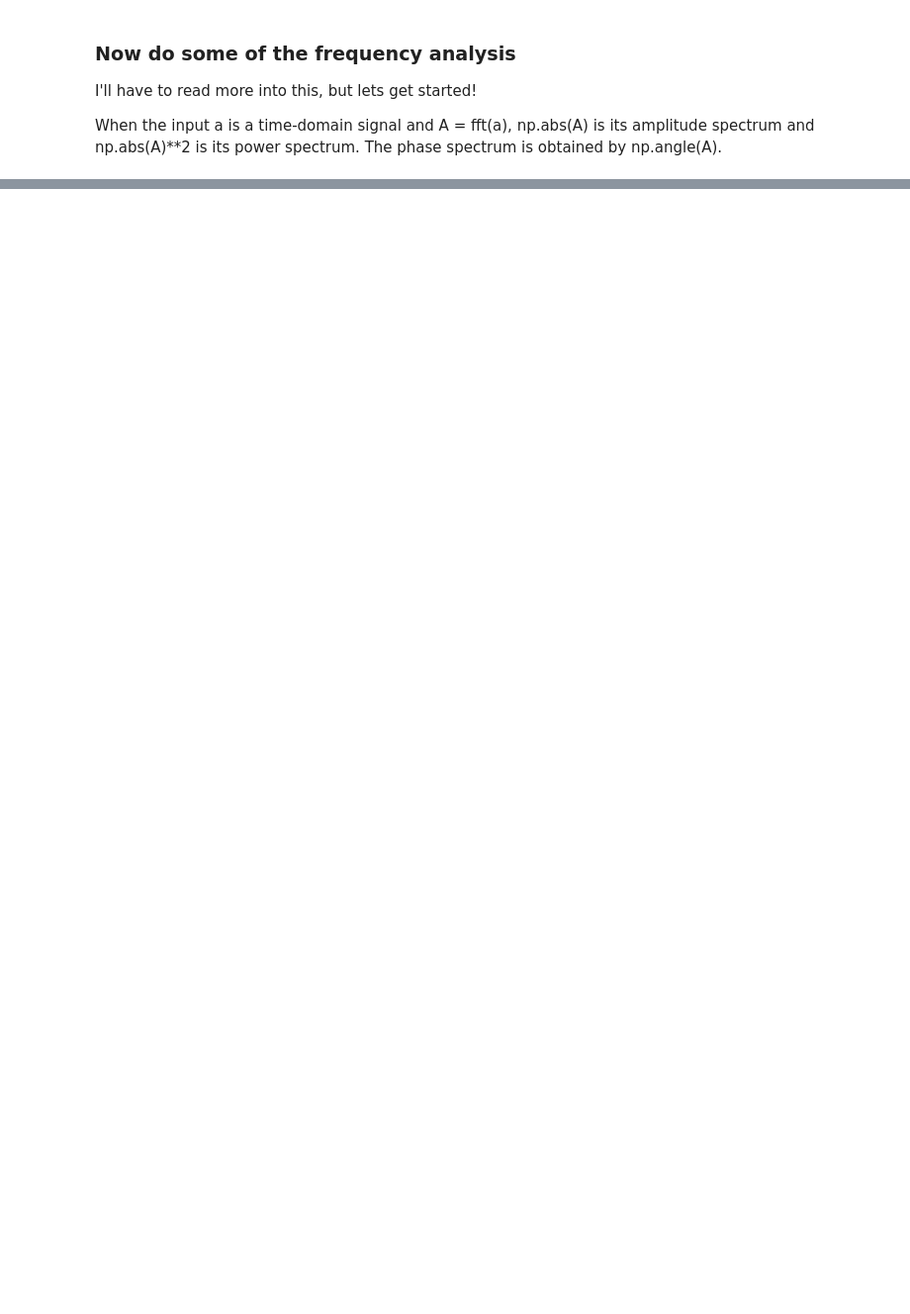
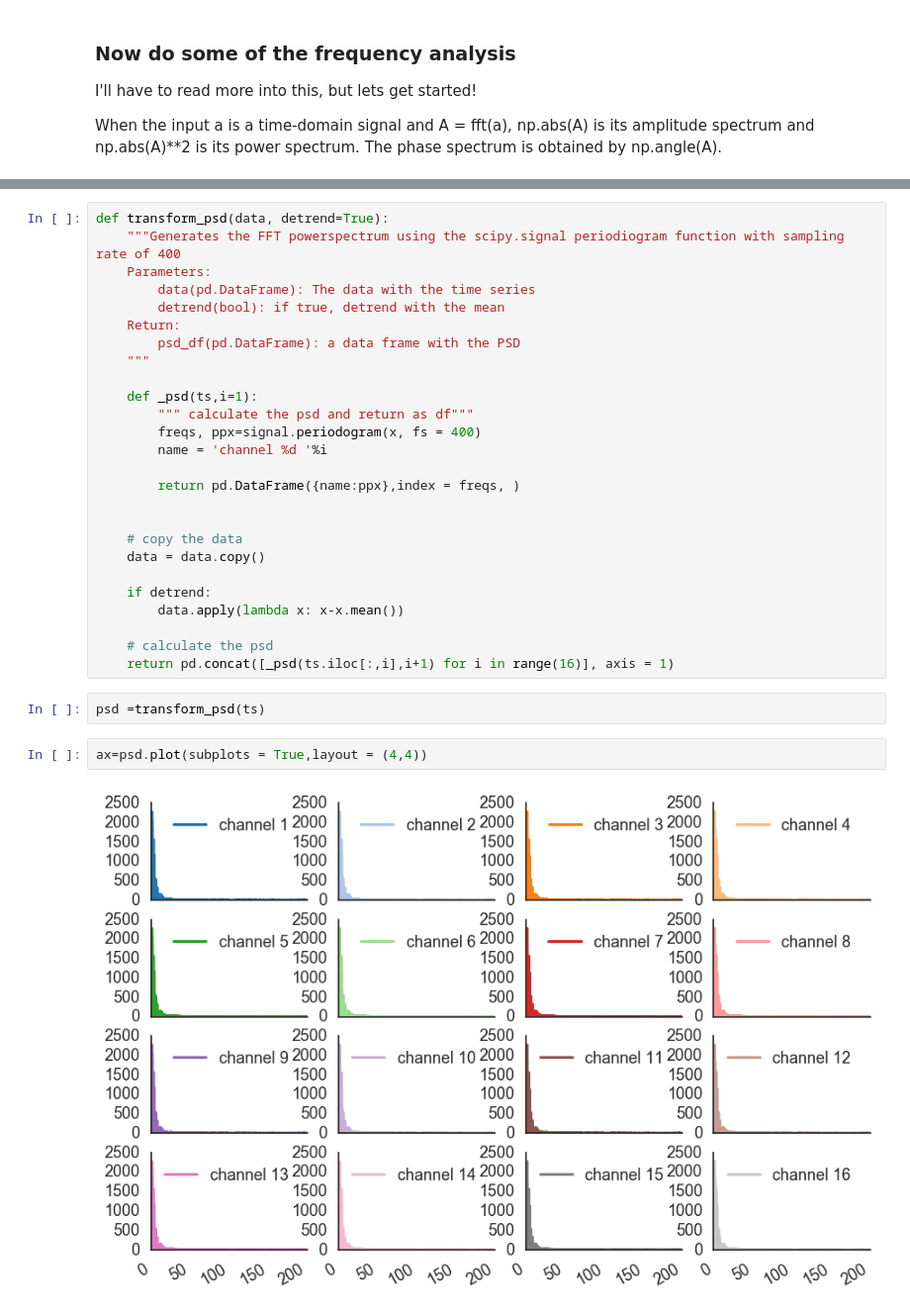
Before and after one commit to MrChristophRivera/KaggleEEG, a Jupyter notebook: notebooks/ExploratoryNotebook2_chris.ipynb, the cells around one changed output, grey strips where cells are left out. Shown at 99% size. Cells and saved outputs as stored; diff of their text form; blank space fills up the shorter version.

```diff
--- a/notebooks/ExploratoryNotebook2_chris.ipynb
+++ b/notebooks/ExploratoryNotebook2_chris.ipynb
@@ -212,0 +156,32 @@ x += np.random.normal(scale=np.sqrt(noise_power), size=time.shape)
+# %%
+def transform_psd(data, detrend=True):
+    """Generates the FFT powerspectrum using the scipy.signal periodiogram function with sampling rate of 400
+    Parameters:
+        data(pd.DataFrame): The data with the time series
+        detrend(bool): if true, detrend with the mean
+    Return:
+        psd_df(pd.DataFrame): a data frame with the PSD
+    """
+
+    def _psd(ts,i=1):
+        """ calculate the psd and return as df"""
+        freqs, ppx=signal.periodogram(x, fs = 400)
+        name = 'channel %d '%i
+
+        return pd.DataFrame({name:ppx},index = freqs, )
+
+
+    # copy the data
+    data = data.copy()
+
+    if detrend:
+        data.apply(lambda x: x-x.mean())
+
+    # calculate the psd
+    return pd.concat([_psd(ts.iloc[:,i],i+1) for i in range(16)], axis = 1)
+# %%
+psd =transform_psd(ts)
+# %%
+ax=psd.plot(subplots = True,layout = (4,4))
+# %% [output]
+[figure, added]
```
Also changed, not shown: parts of 22 cells of this notebook, 1 other file.
